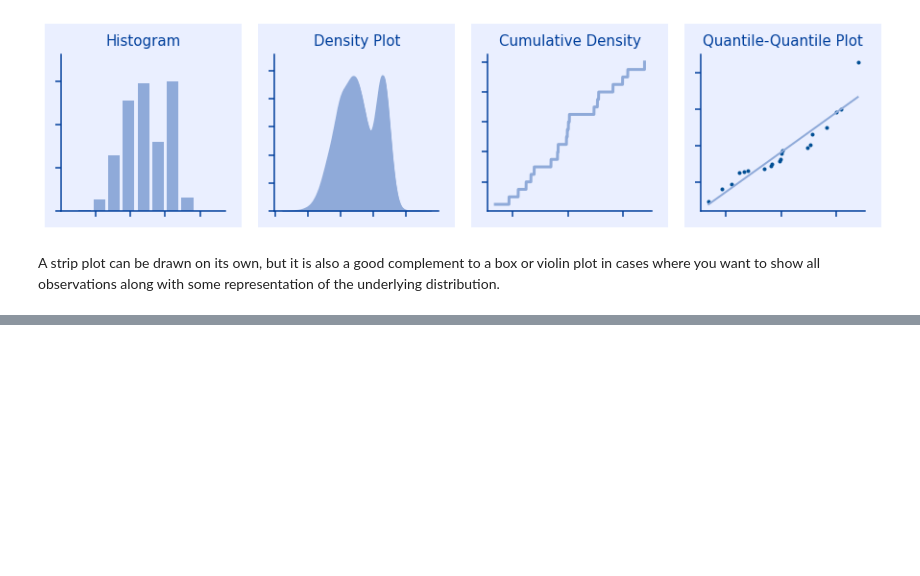
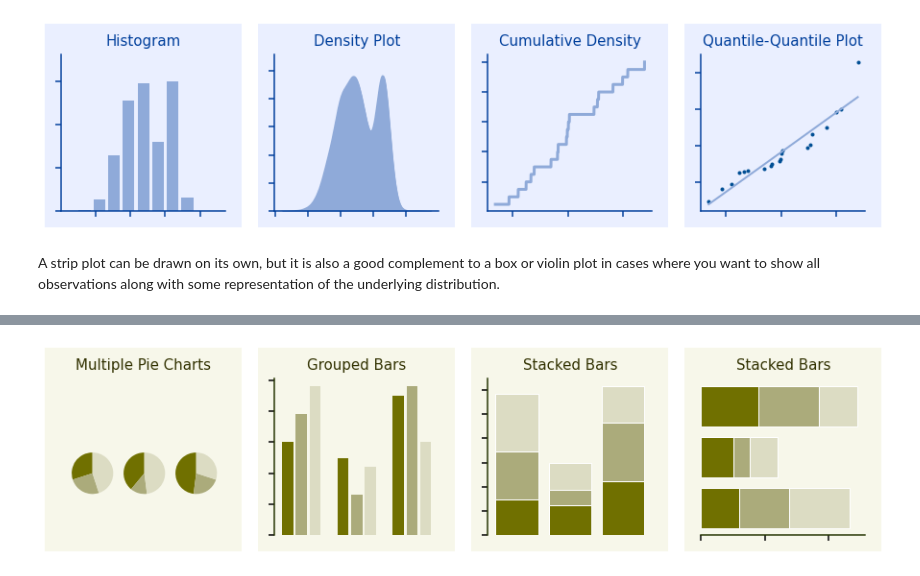
Before and after one commit to hnguyentt/dataviz-python, a Jupyter notebook: 1.From_data_to_viz/05.Directory_of_visualizations.ipynb, the cells around one changed output, grey strips where cells are left out. Drawn from its saved outputs; the diff is of its cells as text; code cells hidden in the pictures; blank space fills up the shorter version.

```diff
--- a/1.From_data_to_viz/05.Directory_of_visualizations.ipynb
+++ b/1.From_data_to_viz/05.Directory_of_visualizations.ipynb
@@ -348,0 +418,69 @@ No handles with labels found to put in legend.
+# %%
+df = pd.DataFrame({
+    'y': [.3, .39, .48, .6, .25, .13, .22, .24, .45, .48, .3, .16],
+    'x': [i for i in range(1, 5)]*3,
+    'type': ['A', 'B', 'C']*4
+})
+
+bg_color = '#F7F7EA'
+plt.rcParams['axes.facecolor'] = bg_color
+plt.rcParams['axes.titlecolor'] = '#313100'
+plt.rcParams['axes.titlesize'] = 15
+plt.rcParams['axes.linewidth'] = 1.5
+plt.rcParams['xtick.major.width'] = 1.5
+plt.rcParams['xtick.major.size'] = 6
+plt.rcParams['ytick.major.width'] = 1.5
+plt.rcParams['ytick.major.size'] = 6
+
+width = 0.2
+all_width = 0.65
+value_colors = pal_brown_green
+
+fig, axes = plt.subplots(1, 4, figsize=(15, 3))
+fig.subplots_adjust(wspace=0.3)
+fig.set_facecolor('white')
+
+ax =axes[0]
+ax1 = fig.add_axes([0.03, .3, .25, .25], aspect=1, transform=ax.transAxes)
+ax1.pie(df[df['x']==1]['y'].values, colors=pal_brown_green, startangle=90)
+ax2 = fig.add_axes([0.08, .3, .25, .25], aspect=1, transform=ax.transAxes)
+ax2.pie(df[df['x']==2]['y'].values, colors=pal_brown_green, startangle=90)
+ax3 = fig.add_axes([0.13, .3, .25, .25], aspect=1, transform=ax.transAxes)
+ax3.pie(df[df['x']==3]['y'].values, colors=pal_brown_green, startangle=90)
+ax.tick_params(top=False, bottom=False, left=False, right=False, labelleft=False, labelbottom=False)
+ax.spines['left'].set_visible(False)
+ax.spines['bottom'].set_visible(False)
+ax.set_title('Multiple Pie Charts')
+
+ax =axes[1]
+x = np.arange(3)
+ax.bar(x - all_width + 2*width, df[df['x']==1]['y'].values, width=width, color=value_colors[0])
+ax.bar(x, df[df['x']==2]['y'].values, width=width, color=value_colors[1])
+ax.bar(x + all_width - 2*width, df[df['x']==3]['y'].values, width=width, color=value_colors[2])
+ax.tick_params(top=False, bottom=False, left=True, right=False, labelleft=False, labelbottom=False)
+ax.spines['bottom'].set_visible(False)
+ax.set_title('Grouped Bars')
+
+ax = axes[2]
+ax.bar(x, df[df['x']==1]['y'].values + df[df['x']==2]['y'].values + df[df['x']==3]['y'].values, width=0.8, color=value_colors[2], edgecolor='white')
+ax.bar(x, df[df['x']==1]['y'].values + df[df['x']==2]['y'].values, width=0.8, color=value_colors[1], edgecolor='white')
+ax.bar(x, df[df['x']==1]['y'].values, width=0.8, color=value_colors[0], edgecolor='white')
+ax.tick_params(top=False, bottom=False, left=True, right=False, labelleft=False, labelbottom=False)
+ax.spines['bottom'].set_visible(False)
+ax.set_title('Stacked Bars')
+
+ax = axes[3]
+ax.barh(x, df[df['x']==1]['y'].values + df[df['x']==2]['y'].values + df[df['x']==3]['y'].values, height=0.8, color=value_colors[2], edgecolor='white')
+ax.barh(x, df[df['x']==1]['y'].values + df[df['x']==2]['y'].values, height=0.8, color=value_colors[1], edgecolor='white')
+ax.barh(x, df[df['x']==1]['y'].values, height=0.8, color=value_colors[0], edgecolor='white')
+ax.tick_params(top=False, bottom=True, left=False, right=False, labelleft=False, labelbottom=False)
+ax.spines['left'].set_visible(False)
+ax.set_title('Stacked Bars')
+
+for ax in axes:
+    rect = Rectangle((-0.1, -0.1), 1.2, 1.3, facecolor=bg_color, edgecolor="None", transform=ax.transAxes, zorder=-1)
+    ax.set_xlabel('')
+    ax.set_ylabel('')
+    fig.patches.append(rect);
+# %% [output]
+[figure, added]
```
Also changed, not shown: parts of 6 cells of this notebook, 2 other files.
